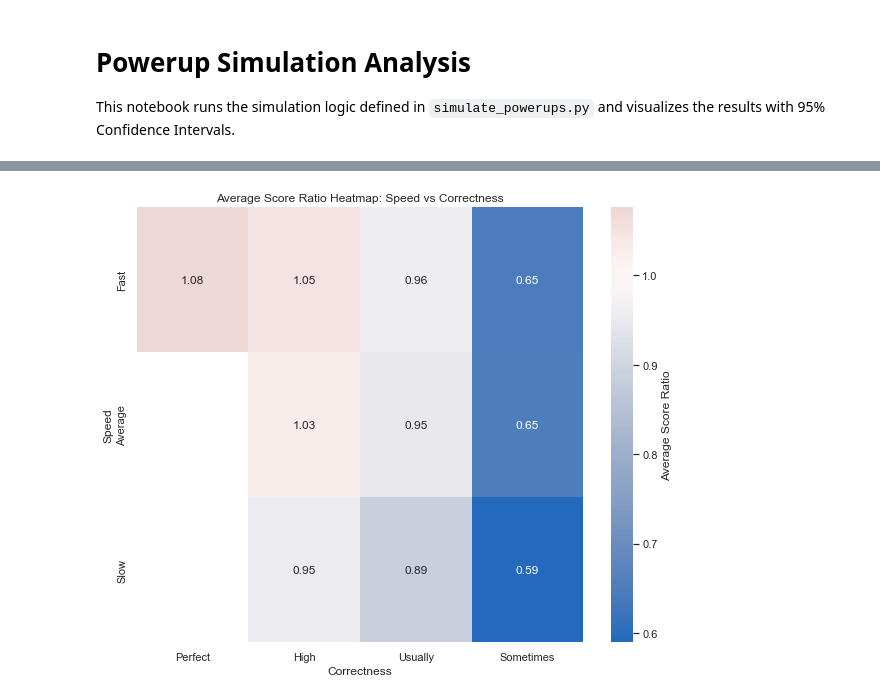
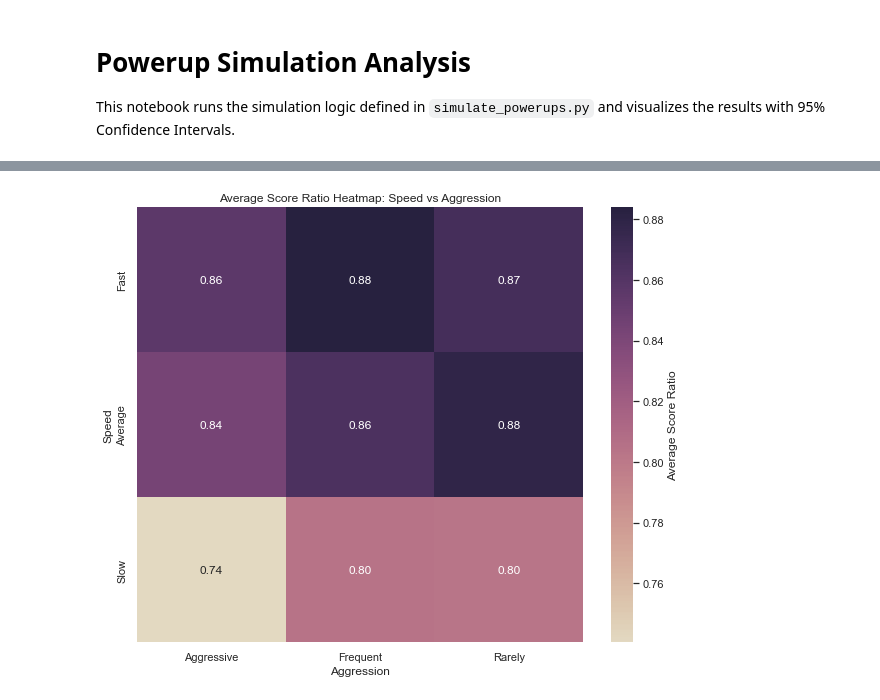
Before and after one commit to blakefren/jbot, a Jupyter notebook: scripts/simulate_powerups_viz.ipynb, the cells around one changed output, grey strips where cells are left out. Saved outputs shown, nothing was run; the diff lists cells and outputs as text; code cells hidden in the pictures.

```diff
--- a/scripts/simulate_powerups_viz.ipynb
+++ b/scripts/simulate_powerups_viz.ipynb
@@ -247,34 +264,36 @@ Adaptive_Scrapper_9    0.814595  0.814595
 # %%
-# Heatmap: Speed vs Correctness (Average Score Ratio)
+# Heatmap: Speed vs Aggression (Average Score Ratio)
 # Filter for procedural only
 proc_df = df[df["Speed"] != "N/A"]
 
-heatmap_data = proc_df.pivot_table(
-    index="Speed", columns="Correctness", values="Score Ratio", aggfunc="mean"
+heatmap_data_agg = proc_df.pivot_table(
+    index="Speed", columns="Aggression", values="Score Ratio", aggfunc="mean"
 )
 
 # Reorder indices for better readability
 speed_order = ["Fast", "Average", "Slow"]
-acc_order = ["Perfect", "High", "Usually", "Sometimes"]
+agg_order = ["Aggressive", "Frequent", "Rarely"]
 # Filter to existing
-speed_order = [s for s in speed_order if s in heatmap_data.index]
-acc_order = [a for a in acc_order if a in heatmap_data.columns]
+speed_order_agg = [s for s in speed_order if s in heatmap_data_agg.index]
+agg_order_agg = [a for a in agg_order if a in heatmap_data_agg.columns]
 
-heatmap_data = heatmap_data.reindex(index=speed_order, columns=acc_order)
+heatmap_data_agg = heatmap_data_agg.reindex(
+    index=speed_order_agg, columns=agg_order_agg
+)
 
 plt.figure(figsize=(10, 8))
 sns.heatmap(
-    heatmap_data,
+    heatmap_data_agg,
     annot=True,
-    fmt=".2f",  # Changed to 2 decimal places for ratio
-    cmap="vlag",  # Diverging palette
-    center=1.0,  # Center color map at Benchmark (1.0)
+    fmt=".2f",
+    # https://seaborn.pydata.org/tutorial/color_palettes.html
+    cmap=sns.color_palette("ch:s=-.2,r=.6", as_cmap=True),
     cbar_kws={"label": "Average Score Ratio"},
 )
-plt.title("Average Score Ratio Heatmap: Speed vs Correctness")
+plt.title("Average Score Ratio Heatmap: Speed vs Aggression")
 plt.show()
 # %% [output]
-[figure, old version]
+[figure, new version]
 # %%
 # Top Performers Analysis
 # Group by Name/Config to see which specific combinations win most often across simulation runs (if multiple runs)
```
Also changed, not shown: parts of 15 cells of this notebook, 1 other file.
